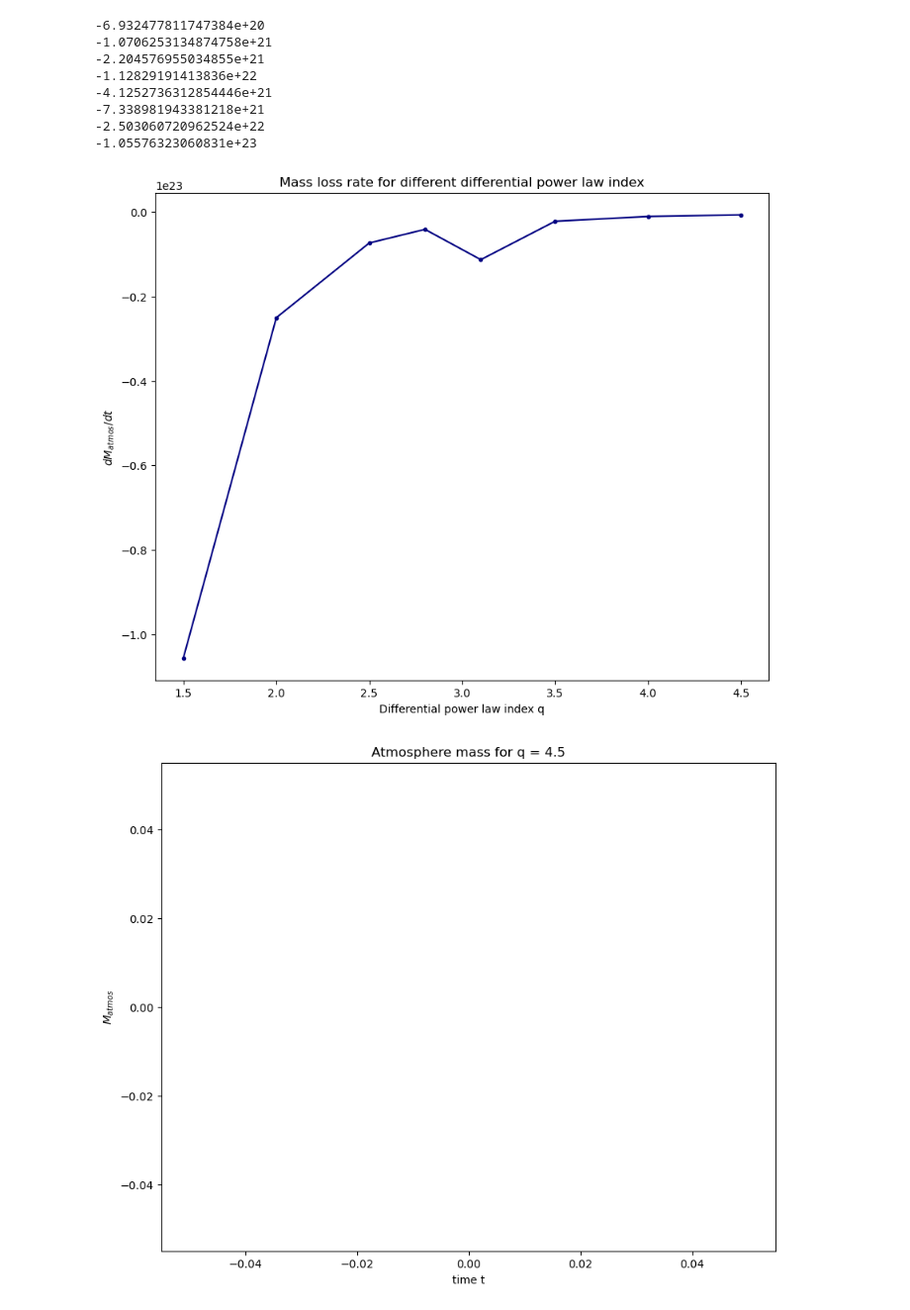
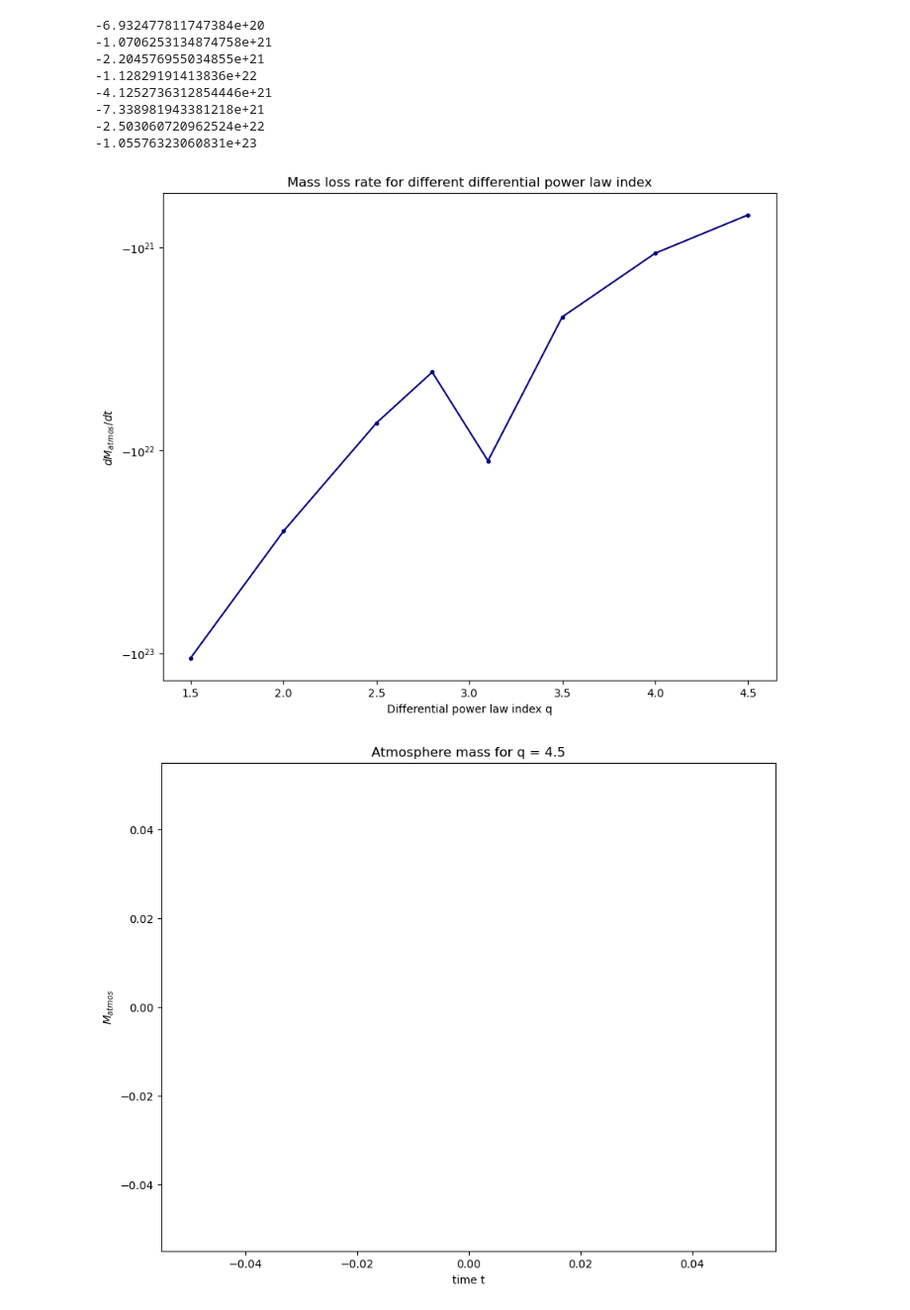
Before and after one commit to FormingWorlds/BScProjectAtmosphericEscape, a Jupyter notebook: population_integration.ipynb, the cells around one changed output. Shown at 99% size. Cells and saved outputs as stored; diff of their text form; code cells hidden in the pictures.

Commit message:
Fixed log scale y-axis

```diff
--- a/population_integration.ipynb
+++ b/population_integration.ipynb
@@ -17,7 +17,7 @@ r_cap = (3*np.sqrt(2*np.pi)*rho_0 / (4*rho))**(1/3) * (h*R)**(1/2) # cap size [k
 r_gi = (2 * h * (R**2))**(1/3) # where giant impacts dominate [km]
 
 
-r = np.geomspace((r_min + 0.00001),3000,1000) # set up x-axis scale (log)
+r = np.geomspace((r_min + 0.00001),1000,1000) # set up x-axis scale (log)
 # print(r)
 # %%
 # N = N0*(r/r_0)**(-q+1)
@@ -70,14 +70,15 @@ dM = np.array(dM_list)
 # %%
 plt.figure(figsize=(10,8))
 plt.plot(q, dM, color='navy', marker='.')
 plt.xlabel('Differential power law index q')
 plt.ylabel(r'$dM_{atmos}/dt$')
 plt.title(r'Mass loss rate for different differential power law index')
+plt.yscale('symlog')
 # plt.legend()
 # plt.savefig('Mtotal_vs_impactor_rad')
 plt.show()
 # %% [output]
-[figure, old version]
+[figure, new version]
 # %%
 def M_atmos(q, C, t):
     """Mass atmosphere over time"""
```
Also changed, not shown: parts of 2 cells of this notebook.
